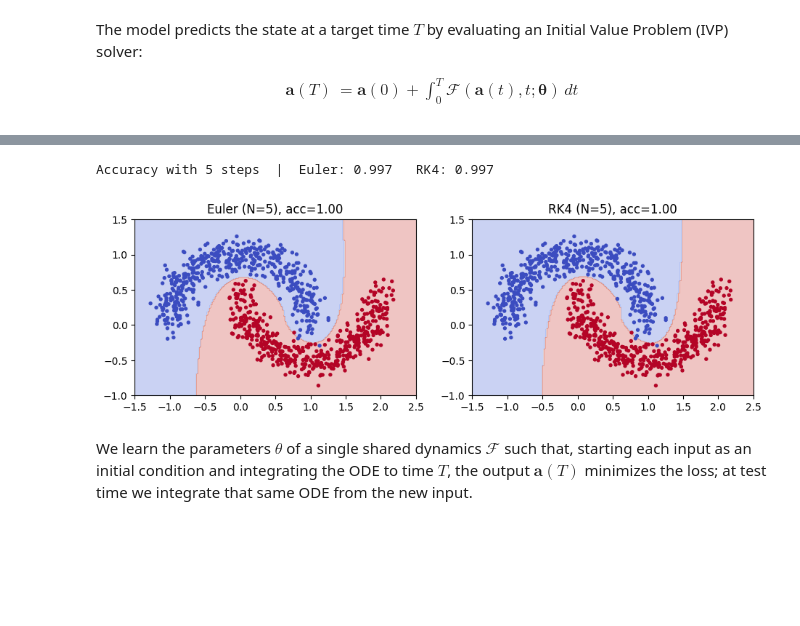
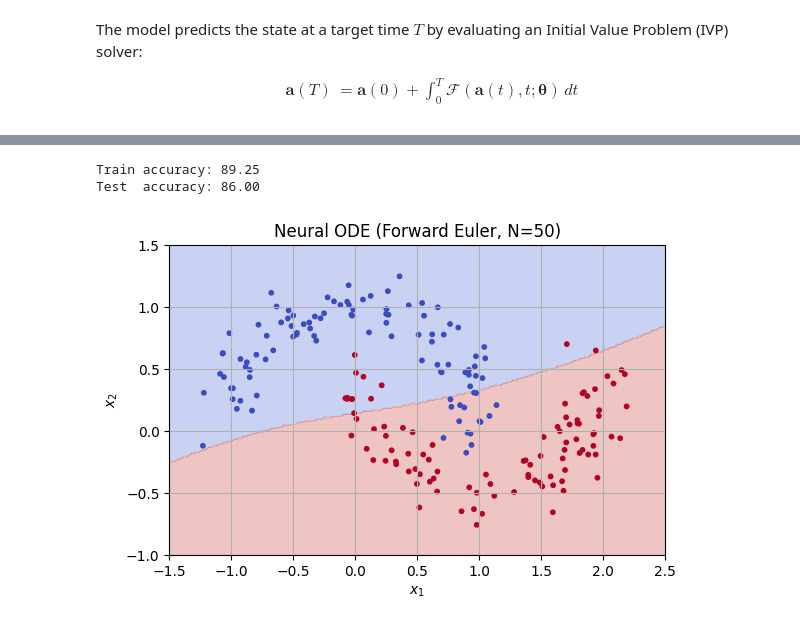
Before and after one commit to Shivam-3921/Connecting_ResNet_with_Neural_ODEs, a Jupyter notebook: SL_Final_Project.ipynb, the cells around one changed output, grey strips where cells are left out. Cells and saved outputs as stored; diff of their text form; code cells hidden in the pictures; blank space fills up the shorter version.

```diff
--- a/SL_Final_Project.ipynb
+++ b/SL_Final_Project.ipynb
@@ -161,0 +179,9 @@ torch.Size([1, 10])
+# %%
+# splitting dataset into training and test
+X_train, X_test, y_train, y_test = train_test_split(X.numpy(), y.numpy(), test_size=0.2)
+
+# convert data points to tensors
+X_train = torch.tensor(X_train, dtype=torch.float32)
+X_test  = torch.tensor(X_test,  dtype=torch.float32)
+y_train = torch.tensor(y_train, dtype=torch.long)
+y_test  = torch.tensor(y_test,  dtype=torch.long)
@@ -572,32 +647,38 @@ def train(model, X, y, epochs=400, lr=1e-2):
-# %%
-N_STEPS = 5  # deliberately small to expose integrator accuracy differences
-
-torch.manual_seed(0)
-ode_euler = NeuralODE(N=N_STEPS, method="euler")
-acc_euler = train(ode_euler, X, y)
-
-torch.manual_seed(0)
-ode_rk4 = NeuralODE(N=N_STEPS, method="rk4")
-acc_rk4 = train(ode_rk4, X, y)
-
-print(f"Accuracy with {N_STEPS} steps  |  Euler: {acc_euler:.3f}   RK4: {acc_rk4:.3f}")
-
-def plot_boundary(model, ax, title):
-    xx, yy = np.meshgrid(np.linspace(-1.5, 2.5, 200), np.linspace(-1.0, 1.5, 200))
-    grid = torch.tensor(np.c_[xx.ravel(), yy.ravel()], dtype=torch.float32)
-    with torch.no_grad():
-        zz = model(grid).argmax(1).numpy().reshape(xx.shape)
-    ax.contourf(xx, yy, zz, cmap="coolwarm", alpha=0.3)
-    ax.scatter(X[:, 0], X[:, 1], c=y, cmap="coolwarm", s=8)
-    ax.set_title(title)
-    ax.set_aspect("equal")
-
-fig, axes = plt.subplots(1, 2, figsize=(11, 4))
-plot_boundary(ode_euler, axes[0], f"Euler (N={N_STEPS}), acc={acc_euler:.2f}")
-plot_boundary(ode_rk4,   axes[1], f"RK4 (N={N_STEPS}), acc={acc_rk4:.2f}")
-plt.show()
-# %% [output]
-Accuracy with 5 steps  |  Euler: 0.997   RK4: 0.997
-[figure, removed]
-# %% [markdown]
-We learn the parameters $\theta$ of a single shared dynamics $\boldsymbol{\mathcal{F}}$ such that, starting each input as an initial condition and integrating the ODE to time $T$, the output $\boldsymbol{a}(T)$ minimizes the loss; at test time we integrate that same ODE from the new input.
+# %%
+# train the Neural ODE with a forward-Euler integrator (N_STEPS steps)
+N_STEPS = 50
+
+model = NeuralODE(N=N_STEPS)
+train_accuracy, test_accuracy = training_NeuralODE(model, X_train, y_train, X_test, y_test)
+
+# printing the performance of the model
+print(f"Train accuracy: {train_accuracy*100:.2f}")
+print(f"Test  accuracy: {test_accuracy*100:.2f}")
+# %% [output]
+Train accuracy: 89.25
+Test  accuracy: 86.00
+# %%
+# creating a grid of points
+xx, yy = np.meshgrid(np.linspace(-1.5, 2.5, 200), np.linspace(-1.0, 1.5, 200))
+
+# combining the grid into shape (num_points, 2) and converting to a PyTorch tensor
+grid = torch.tensor(np.c_[xx.ravel(), yy.ravel()], dtype=torch.float32)
+
+# predicting class labels for each point in the grid
+with torch.no_grad():
+    zz = model(grid).argmax(1).numpy().reshape(xx.shape)
+
+# plot the decision boundary as a filled contour plot
+plt.contourf(xx, yy, zz, cmap="coolwarm", alpha=0.3)
+
+# scatter plot of the test data with color indicating true labels
+plt.scatter(X_test[:, 0], X_test[:, 1], c=y_test, cmap="coolwarm", s=10)
+
+plt.title(f"Neural ODE (Forward Euler, N={N_STEPS})")
+plt.xlabel("$x_1$")
+plt.ylabel("$x_2$")
+plt.gca().set_aspect("equal")
+plt.grid(True)
+plt.show()
+# %% [output]
+[figure, added]
```
Also changed, not shown: parts of 71 cells of this notebook.
